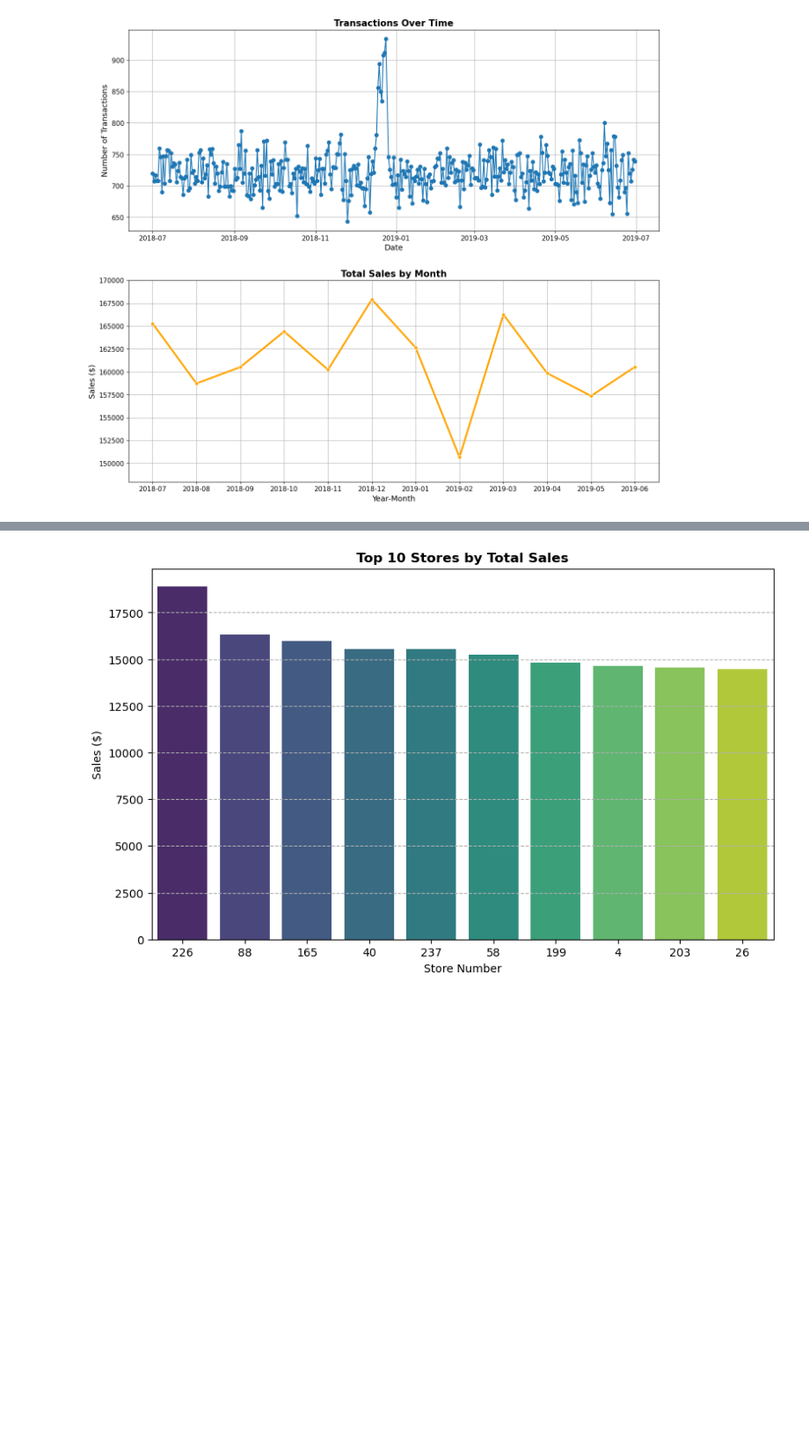
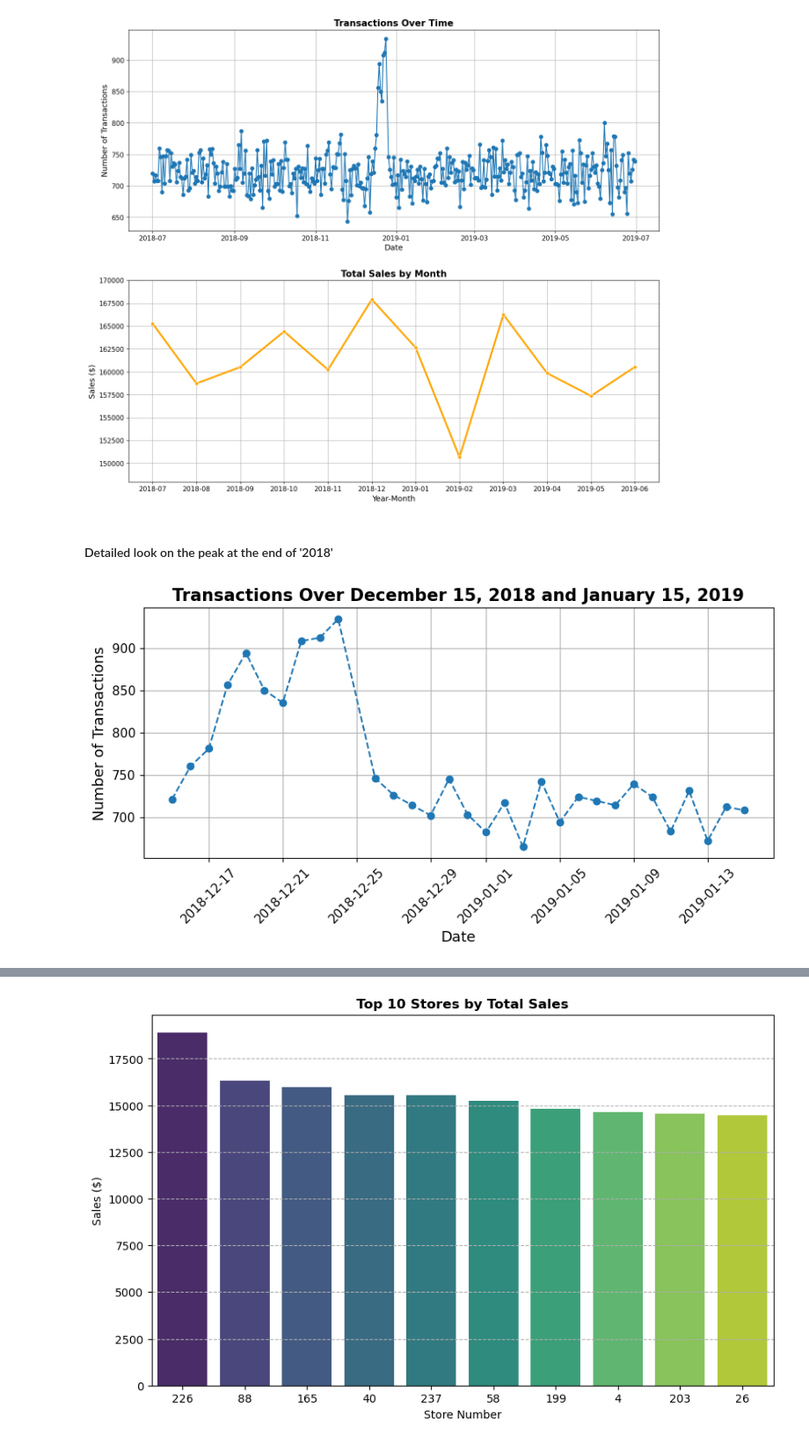
Before and after one commit to bn-khalifa/RetailTrialImpactAnalysis, a Jupyter notebook: 1st_Sprint/RetailStrategy&Analytics.ipynb, the cells around one changed output, grey strips where cells are left out. Shown at 88% size. Saved outputs shown, nothing was run; the diff lists cells and outputs as text; code cells hidden in the pictures; blank space fills up the shorter version.

```diff
--- a/1st_Sprint/RetailStrategy&Analytics.ipynb
+++ b/1st_Sprint/RetailStrategy&Analytics.ipynb
@@ -309,8 +309,8 @@ import seaborn as sns
 fig, axes = plt.subplots(2, 1, figsize=(14, 12))
 
 # plotting Transactions Over Time
-transactions_over_time = full_df.groupby('Date')['TransactionID'].nunique()
-axes[0].plot(transactions_over_time.index, transactions_over_time.values, marker='o')
+transactions_over_time = full_df.groupby('Date')['TransactionID'].nunique().reset_index()
+axes[0].plot(transactions_over_time['Date'], transactions_over_time['TransactionID'], marker='o')
 axes[0].set_title('Transactions Over Time', fontsize=15, fontweight='bold')
 axes[0].set_xlabel('Date', fontsize=13)
 axes[0].set_ylabel('Number of Transactions', fontsize=13)
@@ -334,6 +334,23 @@ plt.tight_layout(pad=3)
 plt.show()
 # %% [output]
 [figure]
+# %% [markdown]
+#### Detailed look on the peak at the end of '2018'
+# %%
+tightPeriod = transactions_over_time[transactions_over_time['Date'].between('2018-12-15', '2019-01-15')]
+
+plt.figure(figsize=(10, 4))
+plt.xticks(rotation=45)
+plt.plot(tightPeriod['Date'], tightPeriod['TransactionID'], marker='o', linestyle='--')
+plt.title('Transactions Over December 15, 2018 and January 15, 2019', fontsize=15, fontweight='bold')
+plt.xlabel('Date', fontsize=13)
+plt.ylabel('Number of Transactions', fontsize=13)
+plt.tick_params(axis='both', labelsize=11)
+plt.grid(True)
+
+plt.show()
+# %% [output]
+[figure, added]
 # %% [markdown]
 **Transactions Over Time:**
 - The number of transactions generally fluctuated between 650 and 775 from July 2018 to mid-December 2018 and from January 2019 to July 2019.
```
Also changed, not shown: parts of 5 cells of this notebook.
